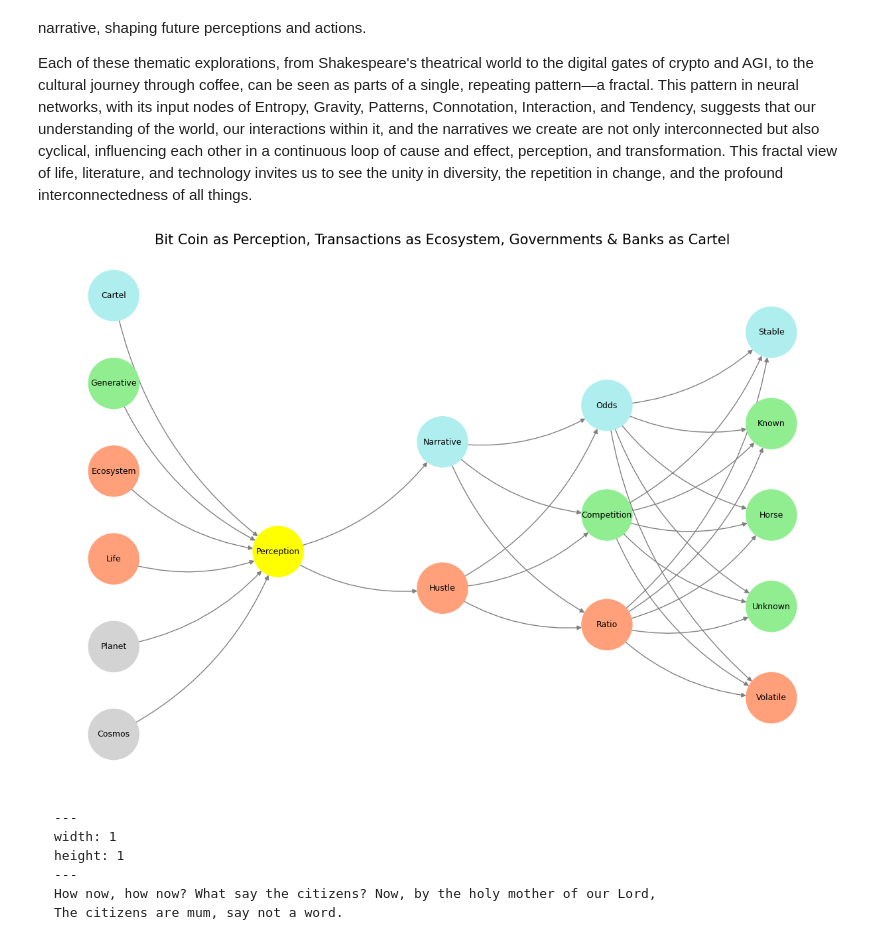
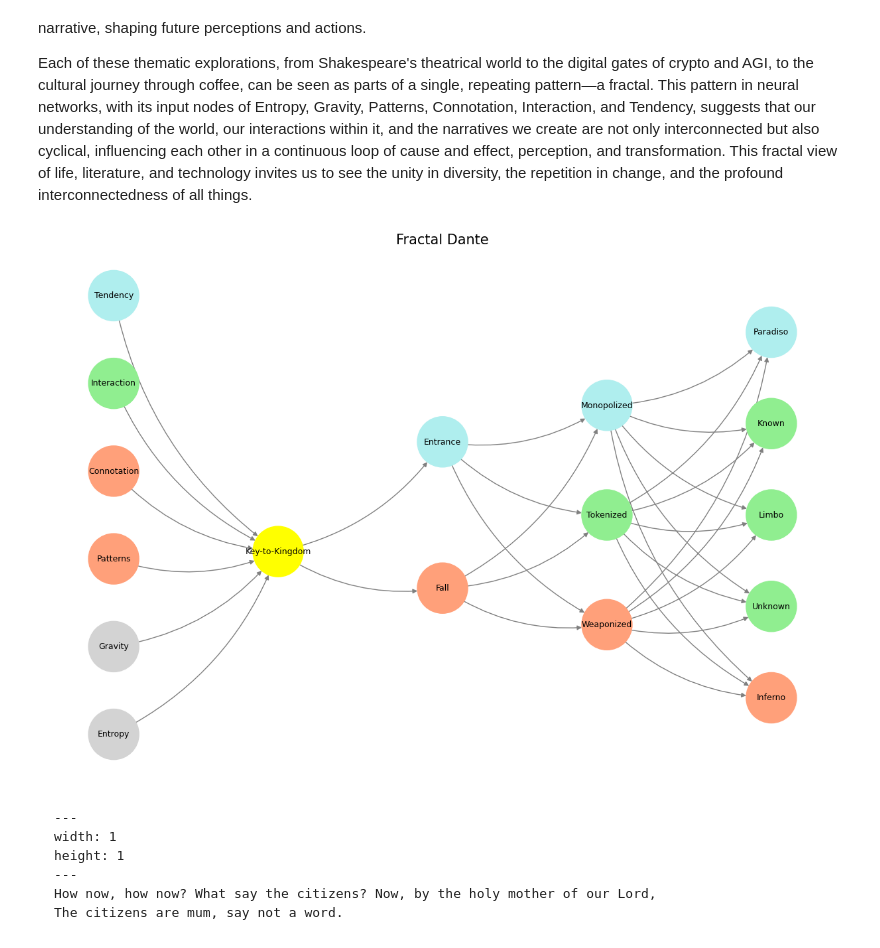
Before and after one commit to abikesa/precision, a Jupyter notebook: kitabo/ensi/_build/jupyter_execute/act1/chapter1.ipynb, the cells around one changed output. Saved outputs shown, nothing was run; the diff lists cells and outputs as text; code cells hidden in the pictures.

Commit message:
fractal dante

````diff
--- a/kitabo/ensi/_build/jupyter_execute/act1/chapter1.ipynb
+++ b/kitabo/ensi/_build/jupyter_execute/act1/chapter1.ipynb
@@ -30,22 +30,22 @@ import networkx as nx
 # Define the neural network fractal
 def define_layers():
     return {
-        'World': ['Cosmos', 'Planet', 'Life', 'Ecosystem', 'Generative', 'Cartel', ], ## Cosmos, Planet
-        'Perception': ['Perception'], # Life
-        'Agency': ['Hustle', 'Narrative'], # Ecosystem (Beyond Principal-Agent-Other)
-        'Generative': ['Ratio', 'Competition', 'Odds'], # Generative
-        'Physical': ['Volatile', 'Unknown',  'Horse', 'Known', 'Stable'] # Physical
+        'World': ['Entropy', 'Gravity', 'Patterns', 'Connotation', 'Interaction', 'Tendency', ], ## Cosmos, Planet
+        'Perception': ['Key-to-Kingdom'], # Life
+        'Agency': ['Fall', 'Entrance'], # Ecosystem (Beyond Principal-Agent-Other)
+        'Generative': ['Weaponized', 'Tokenized', 'Monopolized'], # Generative
+        'Physical': ['Inferno', 'Unknown',  'Limbo', 'Known', 'Paradiso'] # Physical
     }
 
 # Assign colors to nodes
 def assign_colors():
     color_map = {
-        'yellow': ['Perception'],
-        'paleturquoise': ['Cartel', 'Narrative', 'Odds', 'Stable'],
-        'lightgreen': ['Generative', 'Competition', 'Known', 'Horse', 'Unknown'],
+        'yellow': ['Key-to-Kingdom'],
+        'paleturquoise': ['Tendency', 'Entrance', 'Monopolized', 'Paradiso'],
+        'lightgreen': ['Interaction', 'Tokenized', 'Known', 'Limbo', 'Unknown'],
         'lightsalmon': [
-            'Life', 'Ecosystem', 'Hustle', # Ecosystem = Red Queen = Prometheus = Sacrifice
-            'Ratio', 'Volatile'
+            'Patterns', 'Connotation', 'Fall', # Ecosystem = Red Queen = Prometheus = Sacrifice
+            'Weaponized', 'Inferno'
         ],
     }
     return {node: color for color, nodes in color_map.items() for node in nodes}
@@ -63,35 +63,35 @@ def visualize_nn():
     pos = {}
     node_colors = []
 
     # Add nodes and assign positions
     for i, (layer_name, nodes) in enumerate(layers.items()):
         positions = calculate_positions(nodes, x_offset=i * 2)
         for node, position in zip(nodes, positions):
             G.add_node(node, layer=layer_name)
             pos[node] = position
             node_colors.append(colors.get(node, 'lightgray'))  # Default color fallback
 
     # Add edges (automated for consecutive layers)
     layer_names = list(layers.keys())
     for i in range(len(layer_names) - 1):
         source_layer, target_layer = layer_names[i], layer_names[i + 1]
         for source in layers[source_layer]:
             for target in layers[target_layer]:
                 G.add_edge(source, target)
 
     # Draw the graph
     plt.figure(figsize=(12, 8))
     nx.draw(
         G, pos, with_labels=True, node_color=node_colors, edge_color='gray',
         node_size=3000, font_size=9, connectionstyle="arc3,rad=0.2"
     )
-    plt.title("Bit Coin as Perception, Transactions as Ecosystem, Governments & Banks as Cartel", fontsize=15)
+    plt.title("Fractal Dante", fontsize=15)
     plt.show()
 
 # Run the visualization
 visualize_nn()
 # %% [output]
-[figure, old version]
+[figure, new version]
 # %% [markdown]
 ```{figure} ../figures/blanche.*
 ---
````
Also changed, not shown: 11 other files.
